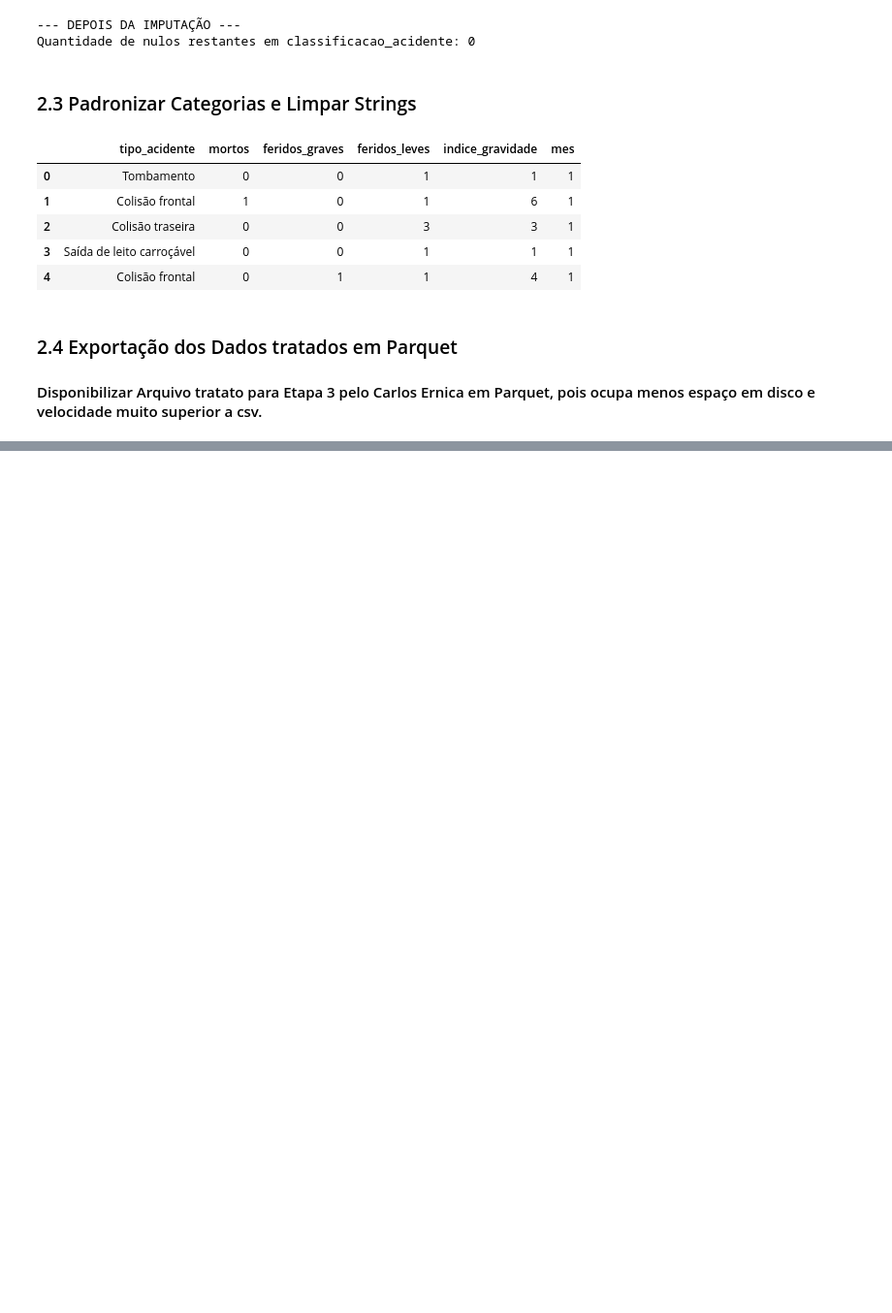
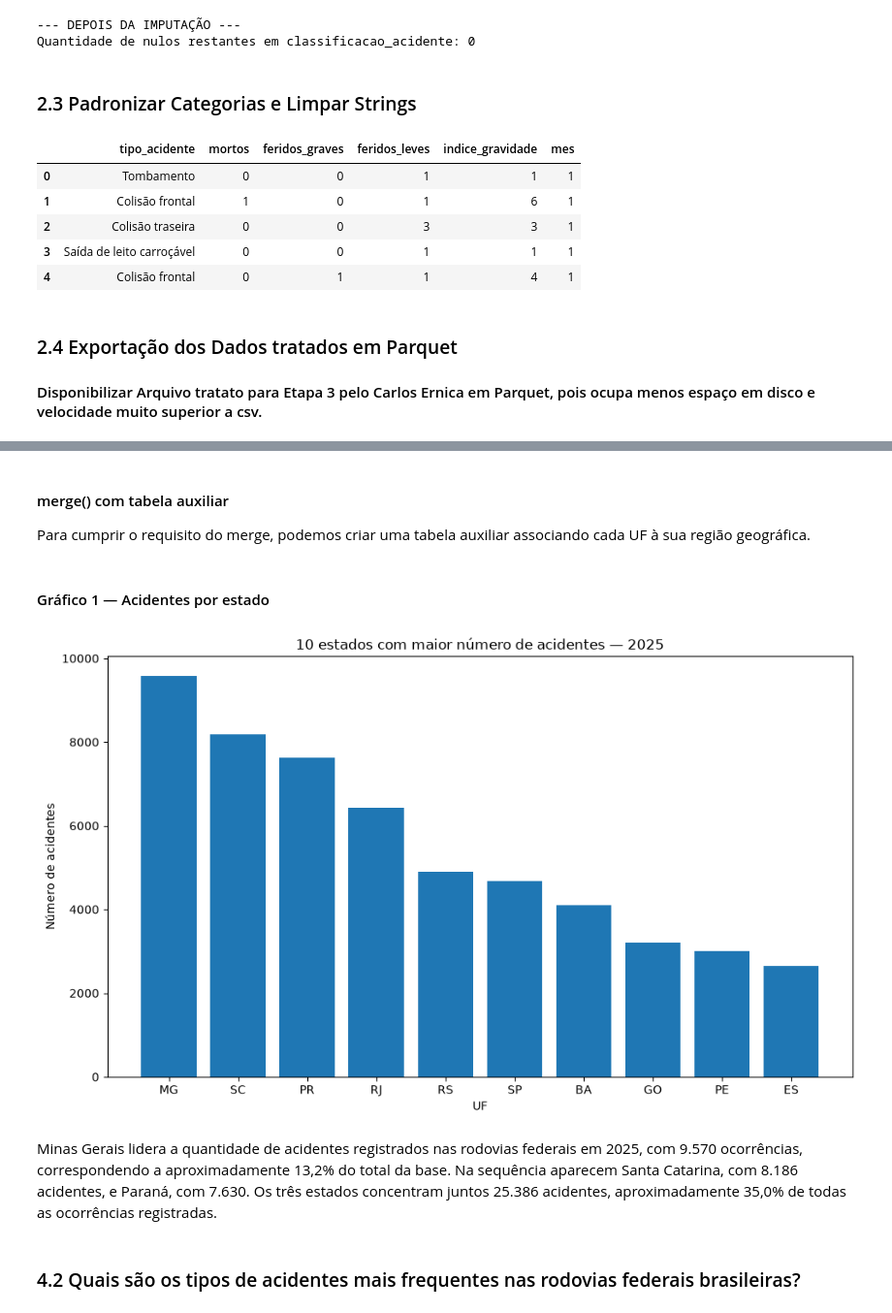
Before and after one commit to amalicef-sys/Projeto-Caixaverso-2026, a Jupyter notebook: analise/analise_acidentes_2025.ipynb, the cells around one changed output, grey strips where cells are left out. Shown at 97% size. Saved outputs shown, nothing was run; the diff lists cells and outputs as text; code cells hidden in the pictures; blank space fills up the shorter version.

```diff
--- a/analise/analise_acidentes_2025.ipynb
+++ b/analise/analise_acidentes_2025.ipynb
@@ -1657,0 +1648,14 @@ Leitura do arquivo parquet realizada com sucesso
+# %%
+acidentes_uf = (
+    df.groupby("uf")
+      .agg(
+          acidentes=("id", "count"),
+          mortos=("mortos", "sum"),
+          feridos=("feridos", "sum"),
+          veiculos=("veiculos", "sum")
+      )
+      .reset_index()
+      .sort_values("acidentes", ascending=False)
+)
+
+acidentes_uf.head(10)
@@ -1657,0 +1674,4 @@ Leitura do arquivo parquet realizada com sucesso
+# %% [markdown]
+#### merge() com tabela auxiliar
+
+Para cumprir o requisito do merge, podemos criar uma tabela auxiliar associando cada UF à sua região geográfica.
@@ -1657,0 +1717,36 @@ Leitura do arquivo parquet realizada com sucesso
+# %%
+acidentes_uf = acidentes_uf.merge(
+    tabela_regioes,
+    on="uf",
+    how="left"
+)
+
+acidentes_uf = acidentes_uf.merge(
+    tabela_regioes,
+    on="uf",
+    how="left"
+)
+# %% [markdown]
+#### Gráfico 1 — Acidentes por estado
+# %%
+top10_uf = acidentes_uf.head(10)
+
+plt.figure(figsize=(10, 6))
+
+plt.bar(
+    top10_uf["uf"],
+    top10_uf["acidentes"]
+)
+
+plt.title("10 estados com maior número de acidentes — 2025")
+plt.xlabel("UF")
+plt.ylabel("Número de acidentes")
+
+plt.tight_layout()
+plt.show()
+# %% [output]
+[figure, added]
+# %% [markdown]
+Minas Gerais lidera a quantidade de acidentes registrados nas rodovias federais em 2025, com 9.570 ocorrências, correspondendo a aproximadamente 13,2% do total da base. Na sequência aparecem Santa Catarina, com 8.186 acidentes, e Paraná, com 7.630. Os três estados concentram juntos 25.386 acidentes, aproximadamente 35,0% de todas as ocorrências registradas.
+# %% [markdown]
+### 4.2 Quais são os tipos de acidentes mais frequentes nas rodovias federais brasileiras?
```
Also changed, not shown: parts of 46 cells of this notebook.
